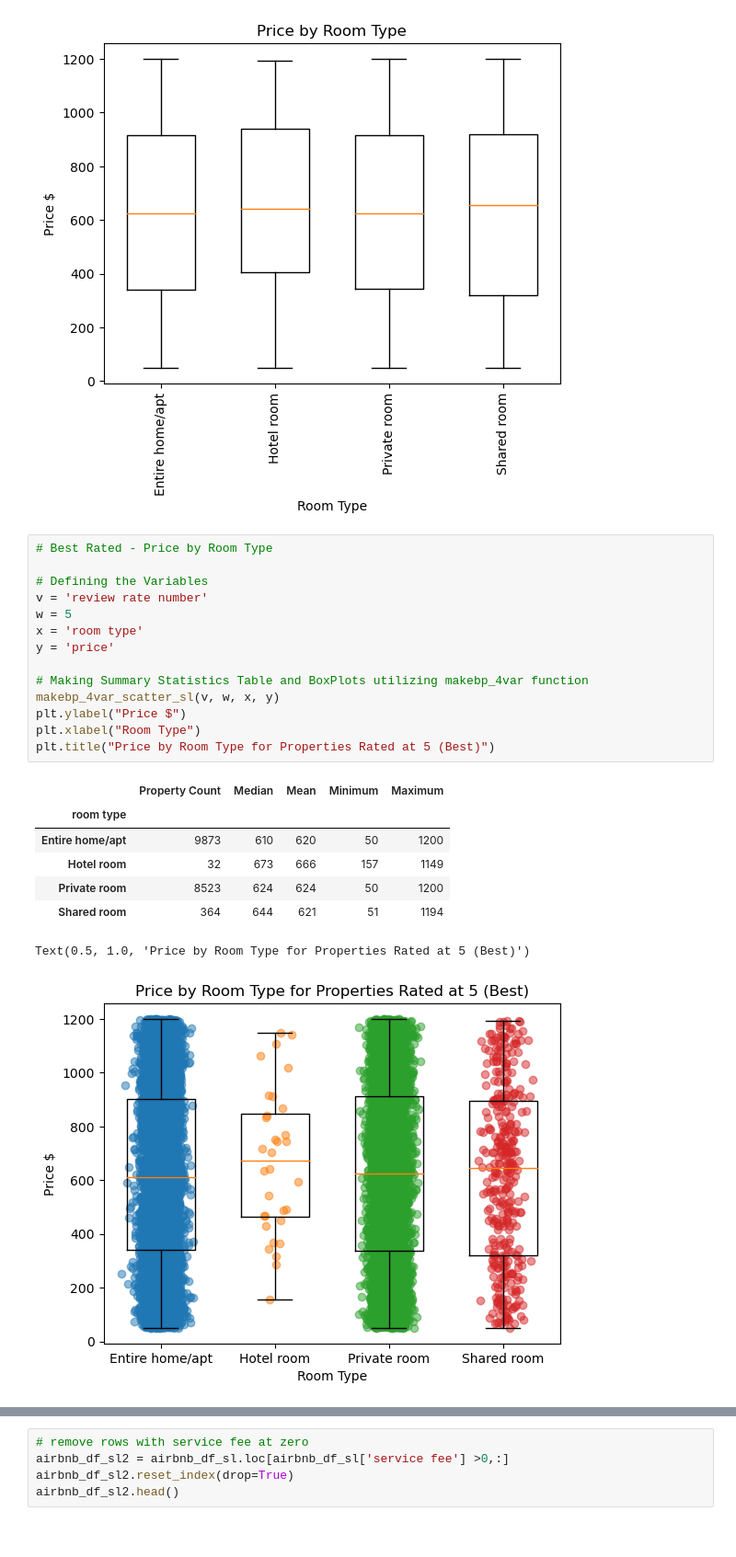
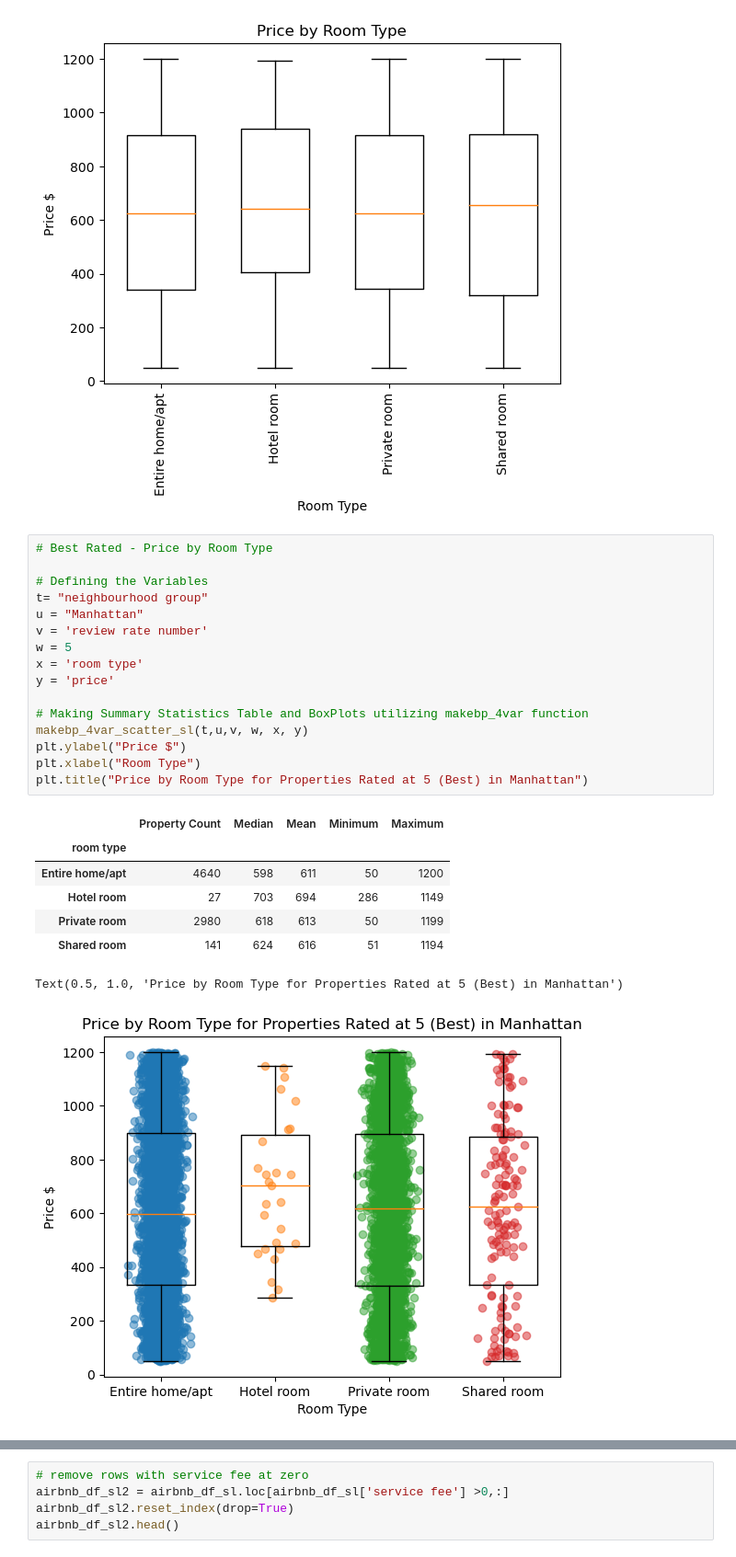
Before and after one commit to stephanielabelle/Project_1_Team6, a Jupyter notebook: steph_price_and_service_fee_plots.ipynb, the cells around one changed output, grey strips where cells are left out. Shown at 92% size. Drawn from its saved outputs; the diff is of its cells as text.

Commit message:
added manhattan as a variable

```diff
--- a/steph_price_and_service_fee_plots.ipynb
+++ b/steph_price_and_service_fee_plots.ipynb
@@ -454,26 +464,28 @@ Text(0.5, 1.0, 'Price by Room Type')
 # %%
 # Best Rated - Price by Room Type
 
 # Defining the Variables
+t= "neighbourhood group"
+u = "Manhattan"
 v = 'review rate number'
 w = 5
 x = 'room type'
 y = 'price'
 
 # Making Summary Statistics Table and BoxPlots utilizing makebp_4var function
-makebp_4var_scatter_sl(v, w, x, y)
+makebp_4var_scatter_sl(t,u,v, w, x, y)
 plt.ylabel("Price $")
 plt.xlabel("Room Type")
-plt.title("Price by Room Type for Properties Rated at 5 (Best)")
+plt.title("Price by Room Type for Properties Rated at 5 (Best) in Manhattan")
 # %% [output]
 |  | Property Count | Median | Mean | Minimum | Maximum |
 | room type |  |  |  |  |  |
-| Entire home/apt | 9873 | 610 | 620 | 50 | 1200 |
-| Hotel room | 32 | 673 | 666 | 157 | 1149 |
-| Private room | 8523 | 624 | 624 | 50 | 1200 |
-| Shared room | 364 | 644 | 621 | 51 | 1194 |
+| Entire home/apt | 4640 | 598 | 611 | 50 | 1200 |
+| Hotel room | 27 | 703 | 694 | 286 | 1149 |
+| Private room | 2980 | 618 | 613 | 50 | 1199 |
+| Shared room | 141 | 624 | 616 | 51 | 1194 |
-Text(0.5, 1.0, 'Price by Room Type for Properties Rated at 5 (Best)')
+Text(0.5, 1.0, 'Price by Room Type for Properties Rated at 5 (Best) in Manhattan')
-[figure, old version]
+[figure, new version]
 # %%
 # Price by Room Type with Rating 1
 
```
Also changed, not shown: parts of 17 cells of this notebook.
